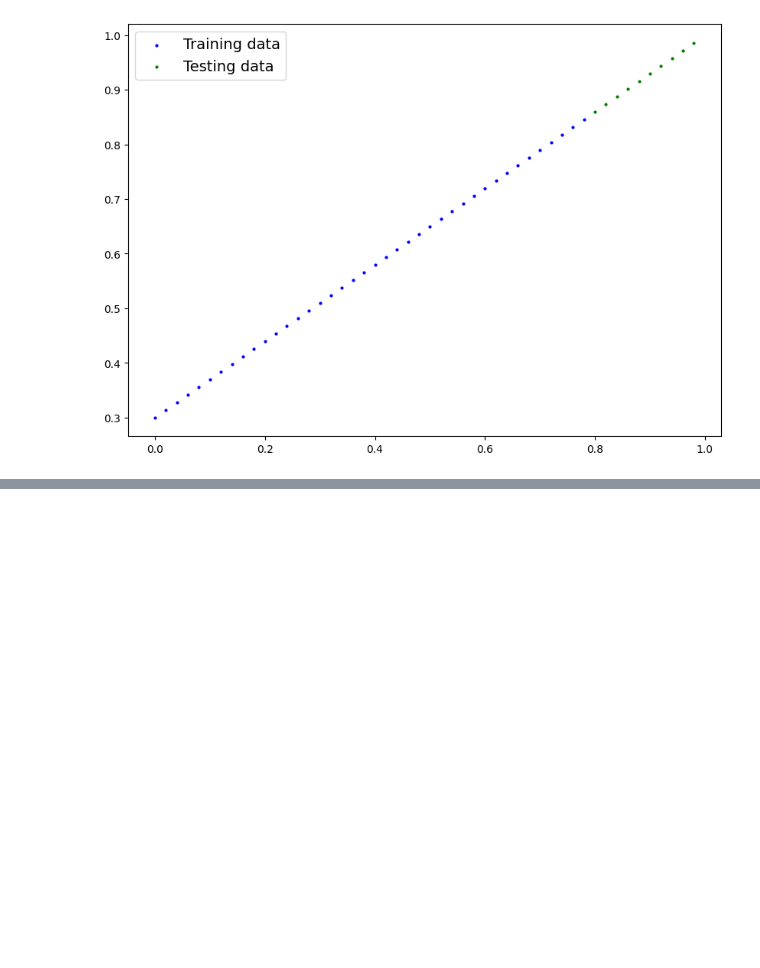
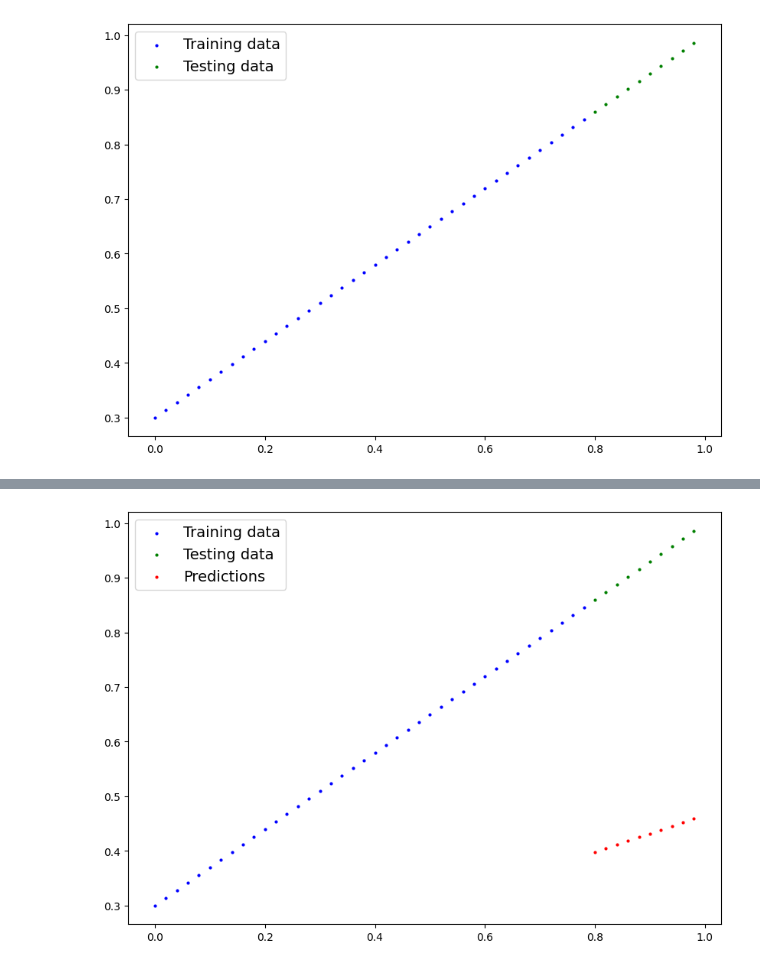
Before and after one commit to SoumyaBhaiya/my-practice, a Jupyter notebook: PyTorch2.ipynb, the cells around one changed output, grey strips where cells are left out. Cells and saved outputs as stored; diff of their text form; code cells hidden in the pictures; blank space fills up the shorter version.

Commit message:
did and plotted first predictions for a simple linear regression

```diff
--- a/PyTorch2.ipynb
+++ b/PyTorch2.ipynb
@@ -112,3 +112,19 @@ class LinearRegressionModel(nn.Module): #(biulding bricks for a pytorch model)
         super().__init__()
         self.weights = nn.Parameter(torch.randn(1, requires_grad=True,
                                                 dtype=torch.float))
+
+        self.bias = nn.Parameter(torch.randn(1, requires_grad=True,
+                                            dtype = torch.float))
+
+    #forward method to define th computation in the model
+    def forward(self, x:torch.Tensor) -> torch.Tensor:
+        return self.weights * x + self.bias #(linear regression formula)
+# %%
+torch.manual_seed(42)
+
+#Creating an instance of a model we created
+
+
+model_0 = LinearRegressionModel()
+
+model_0
@@ -114,0 +144,5 @@ class LinearRegressionModel(nn.Module): #(biulding bricks for a pytorch model)
+# %%
+with torch.inference_mode():
+    y_preds = model_0(X_test)
+
+y_preds
@@ -114,0 +160,4 @@ class LinearRegressionModel(nn.Module): #(biulding bricks for a pytorch model)
+# %%
+plot_predictions(predictions=y_preds)
+# %% [output]
+[figure, added]
```
Also changed, not shown: parts of 5 cells of this notebook.
